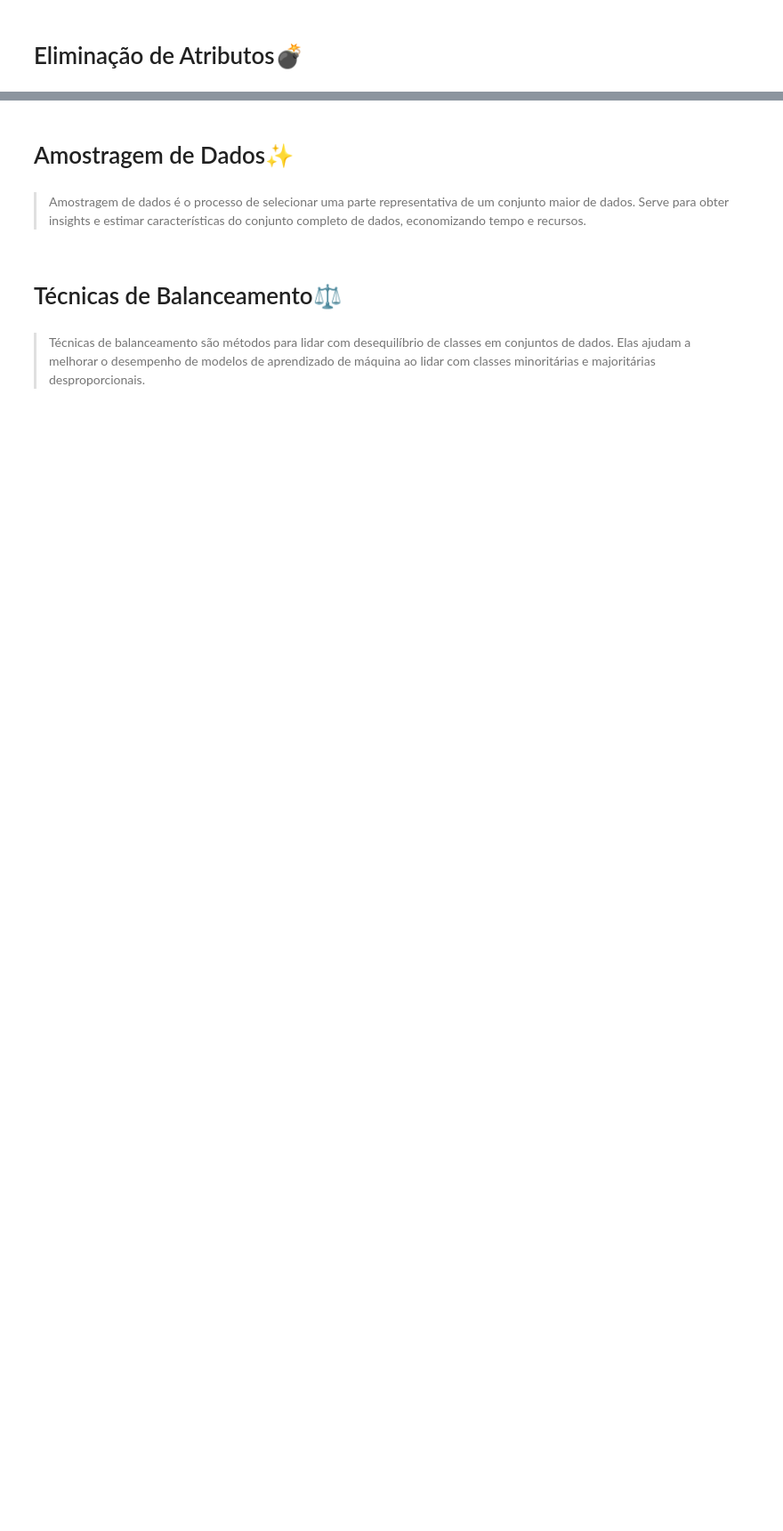
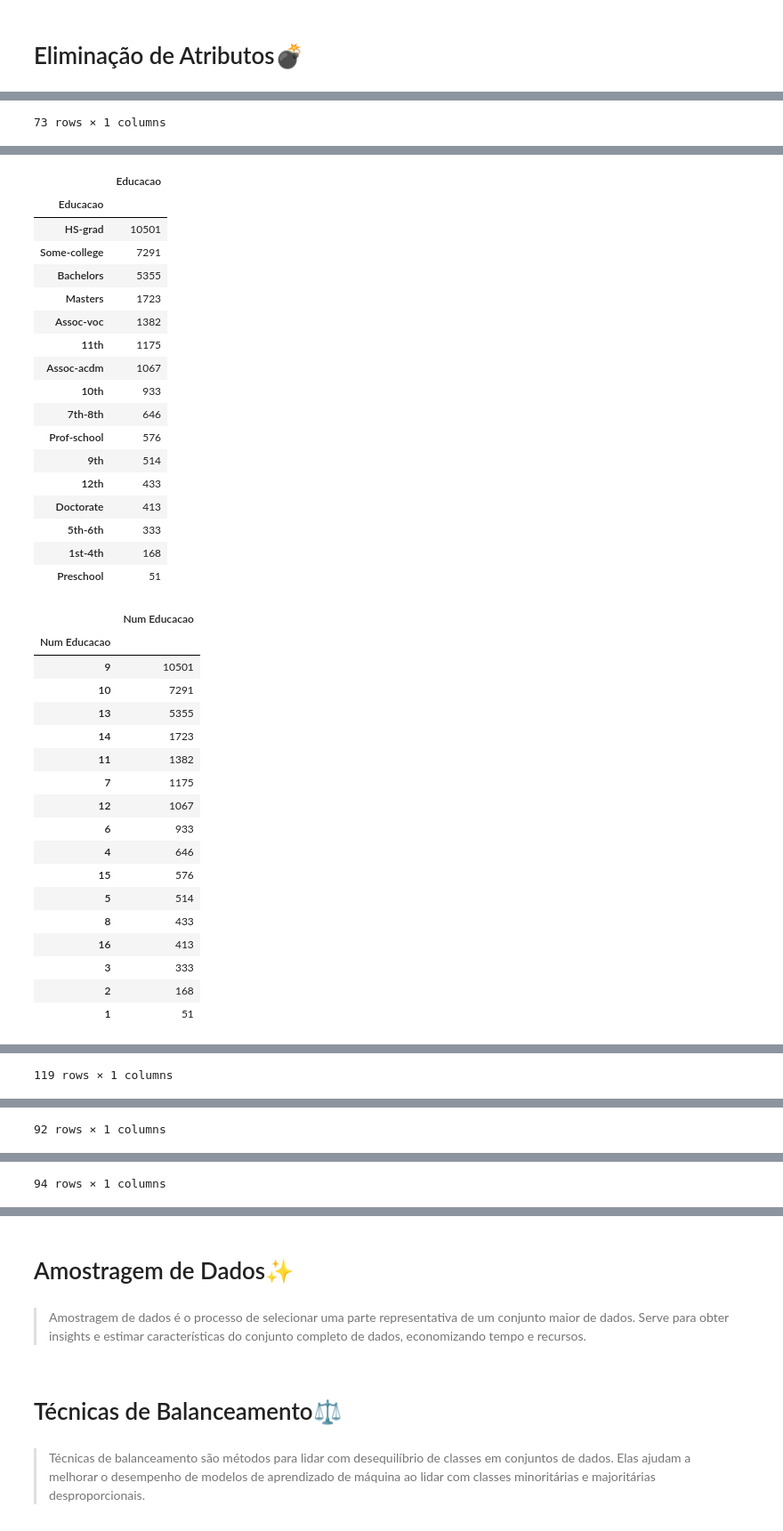
Before and after one commit to Henrique-Navarro/IA-PreProcessamento-Analise-de-Dados-Juptyter, a Jupyter notebook: jupyter_notebook.ipynb, the cells around one changed output, grey strips where cells are left out. Shown at 89% size. Cells and saved outputs as stored; diff of their text form; code cells hidden in the pictures; blank space fills up the shorter version.

```diff
--- a/jupyter_notebook.ipynb
+++ b/jupyter_notebook.ipynb
@@ -816,0 +922,14 @@ for atributo in atributos:
+# %%
+atributos = data_clean.columns
+def montar_tabela(atributo):
+    estado = {}
+    if atributo in data_clean.columns:
+        estado[atributo] = data_clean[atributo].value_counts()
+
+    df = pd.DataFrame(estado)
+    df = df.fillna(0).astype(int)
+    return df
+
+for atributo in atributos:
+    display(montar_tabela(atributo))
+# %% [output]
@@ -816,0 +949 @@ for atributo in atributos:
+73 rows × 1 columns
@@ -816,0 +961,36 @@ for atributo in atributos:
+|  | Educacao |
+| Educacao |  |
+| HS-grad | 10501 |
+| Some-college | 7291 |
+| Bachelors | 5355 |
+| Masters | 1723 |
+| Assoc-voc | 1382 |
+| 11th | 1175 |
+| Assoc-acdm | 1067 |
+| 10th | 933 |
+| 7th-8th | 646 |
+| Prof-school | 576 |
+| 9th | 514 |
+| 12th | 433 |
+| Doctorate | 413 |
+| 5th-6th | 333 |
+| 1st-4th | 168 |
+| Preschool | 51 |
+|  | Num Educacao |
+| Num Educacao |  |
+| 9 | 10501 |
+| 10 | 7291 |
+| 13 | 5355 |
+| 14 | 1723 |
+| 11 | 1382 |
+| 7 | 1175 |
+| 12 | 1067 |
+| 6 | 933 |
+| 4 | 646 |
+| 15 | 576 |
+| 5 | 514 |
+| 8 | 433 |
+| 16 | 413 |
+| 3 | 333 |
+| 2 | 168 |
+| 1 | 51 |
@@ -816,0 +1027 @@ for atributo in atributos:
+119 rows × 1 columns
@@ -816,0 +1041 @@ for atributo in atributos:
+92 rows × 1 columns
@@ -816,0 +1055 @@ for atributo in atributos:
+94 rows × 1 columns
```
Also changed, not shown: parts of 25 cells of this notebook, 1 other file.
